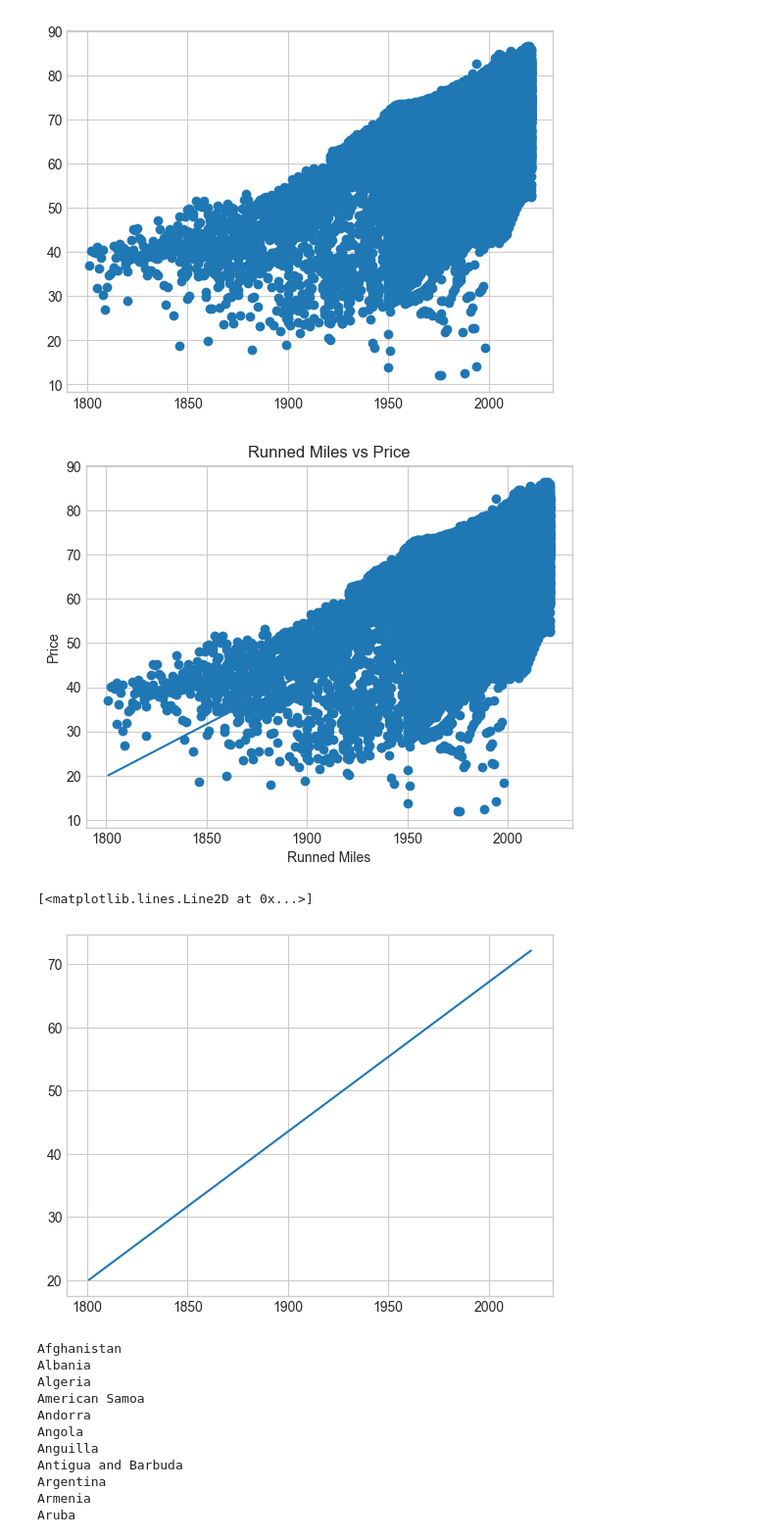
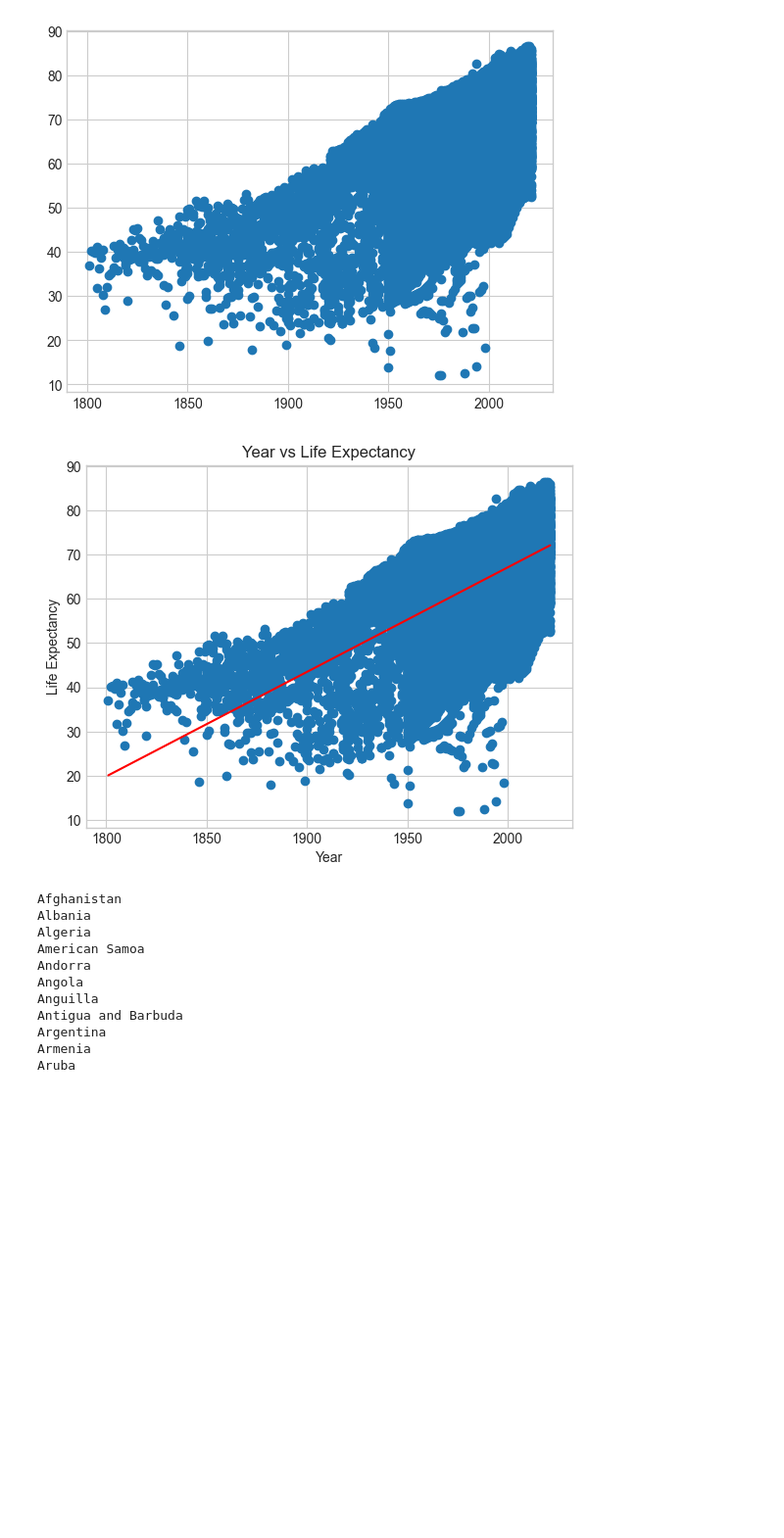
Before and after one commit to KelanMorgan0/4th-Year-Machine-Learning, a Jupyter notebook: LinearInput.ipynb, the cells around one changed output. Shown: that part at 98% size. Saved outputs shown, nothing was run; the diff lists cells and outputs as text; code cells hidden in the pictures; blank space fills up the shorter version.

```diff
--- a/LinearInput.ipynb
+++ b/LinearInput.ipynb
@@ -84,20 +71,17 @@ plt.scatter(x, y)
 # %%
 model = LinearRegression(fit_intercept=True)
 
 model.fit(x.to_numpy()[:, np.newaxis], y)
 
 xfit = np.linspace(min(data['Year']), max(data['Year']), 1000)
 yfit = np.clip(model.predict(xfit[:, np.newaxis]), 0, None)
 
 plt.scatter(x, y)
-plt.plot(xfit, yfit)
-plt.xlabel('Runned Miles')
-plt.ylabel('Price')
-plt.title('Runned Miles vs Price')
+plt.plot(xfit, yfit, color='red')
+plt.xlabel('Year')
+plt.ylabel('Life Expectancy')
+plt.title('Year vs Life Expectancy')
 plt.show()
-plt.plot(xfit, yfit)
 # %% [output]
-[figure, old version]
+[figure, new version]
-[<matplotlib.lines.Line2D at 0x...>]
-[figure, removed]
 # %%
```
Also changed, not shown: parts of 9 cells of this notebook.
